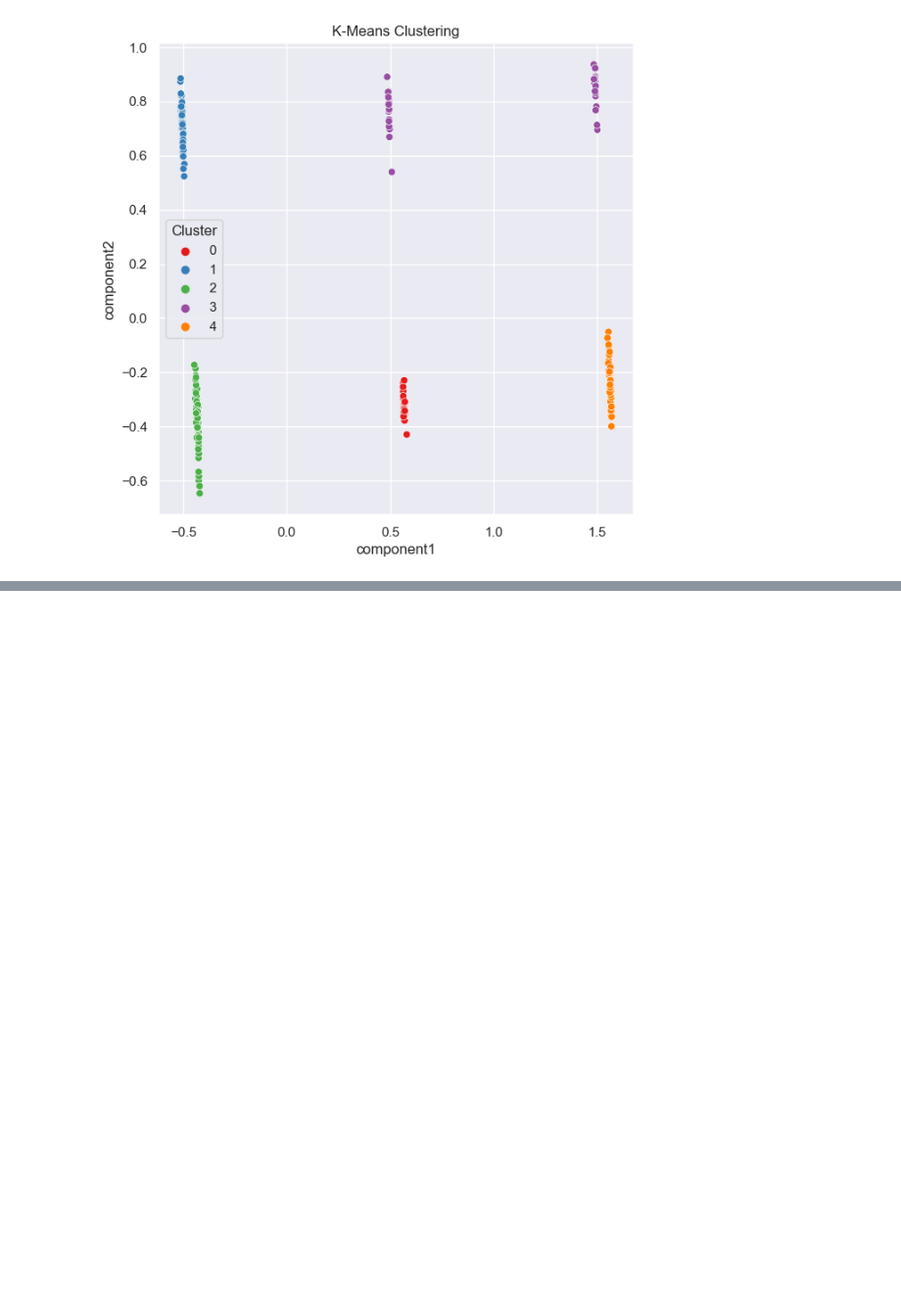
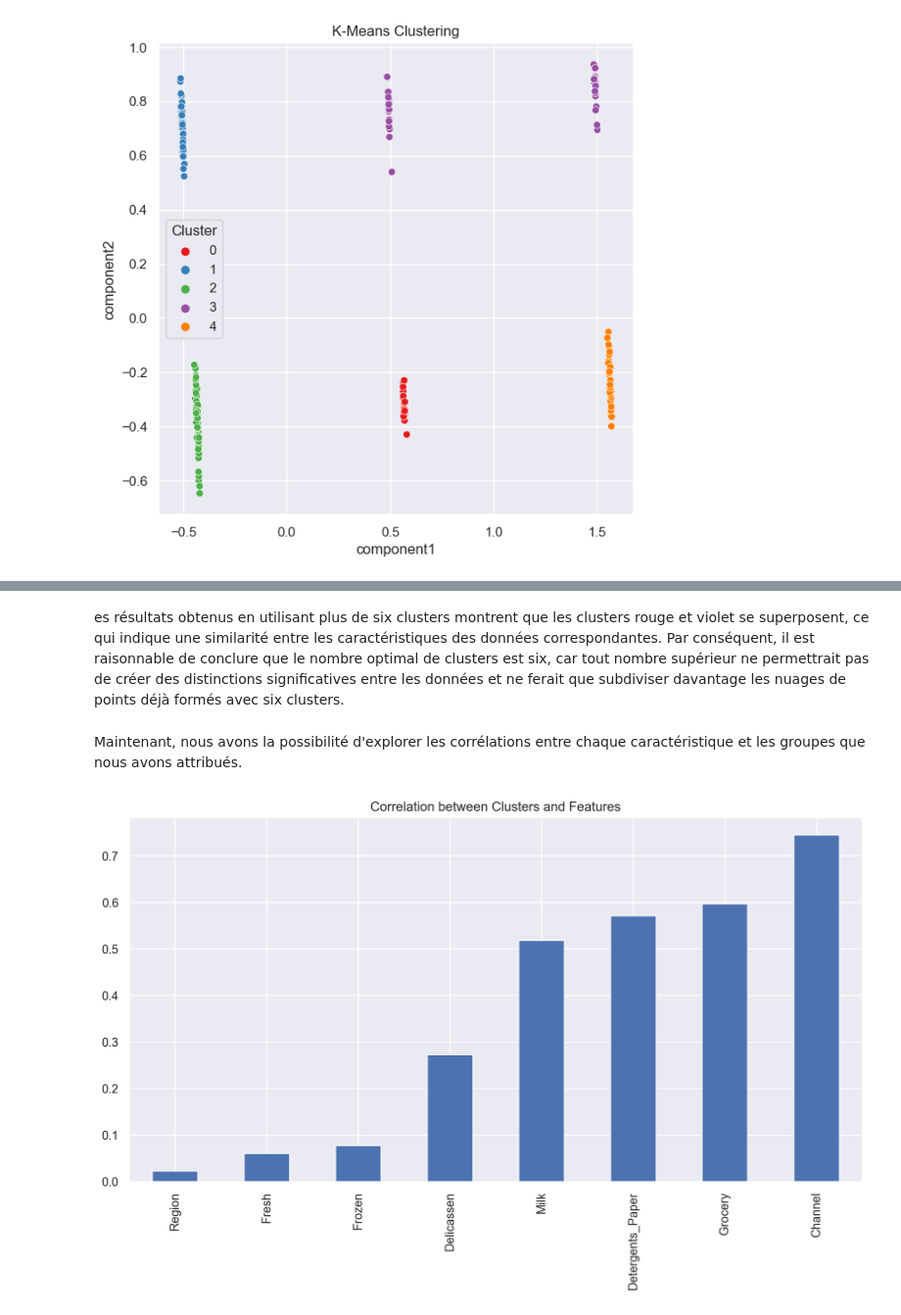
Before and after one commit to Gilk260/FTML, a Jupyter notebook: exercises/application_of_unsupervised_learning/Exercice7.ipynb, the cells around one changed output, grey strips where cells are left out. Shown: that part at 98% size. Drawn from its saved outputs; the diff is of its cells as text; code cells hidden in the pictures; blank space fills up the shorter version.

```diff
--- a/exercises/application_of_unsupervised_learning/Exercice7.ipynb
+++ b/exercises/application_of_unsupervised_learning/Exercice7.ipynb
@@ -252,0 +311,11 @@ Grâce à l'algorithme de regroupement K-Means, nous avons pu diviser les client
+# %% [markdown]
+es résultats obtenus en utilisant plus de six clusters montrent que les clusters rouge et violet se superposent, ce qui indique une similarité entre les caractéristiques des données correspondantes. Par conséquent, il est raisonnable de conclure que le nombre optimal de clusters est six, car tout nombre supérieur ne permettrait pas de créer des distinctions significatives entre les données et ne ferait que subdiviser davantage les nuages de points déjà formés avec six clusters.
+# %% [markdown]
+Maintenant, nous avons la possibilité d'explorer les corrélations entre chaque caractéristique et les groupes que nous avons attribués.
+# %%
+plt.figure(figsize=(12,6),dpi=200)
+df_cluster.corr()["Cluster"].iloc[:-1].sort_values().plot(kind="bar")
+plt.title("Correlation between Clusters and Features")
+plt.show()
+# %% [output]
+[figure, added]
```
Also changed, not shown: parts of 10 cells of this notebook.
